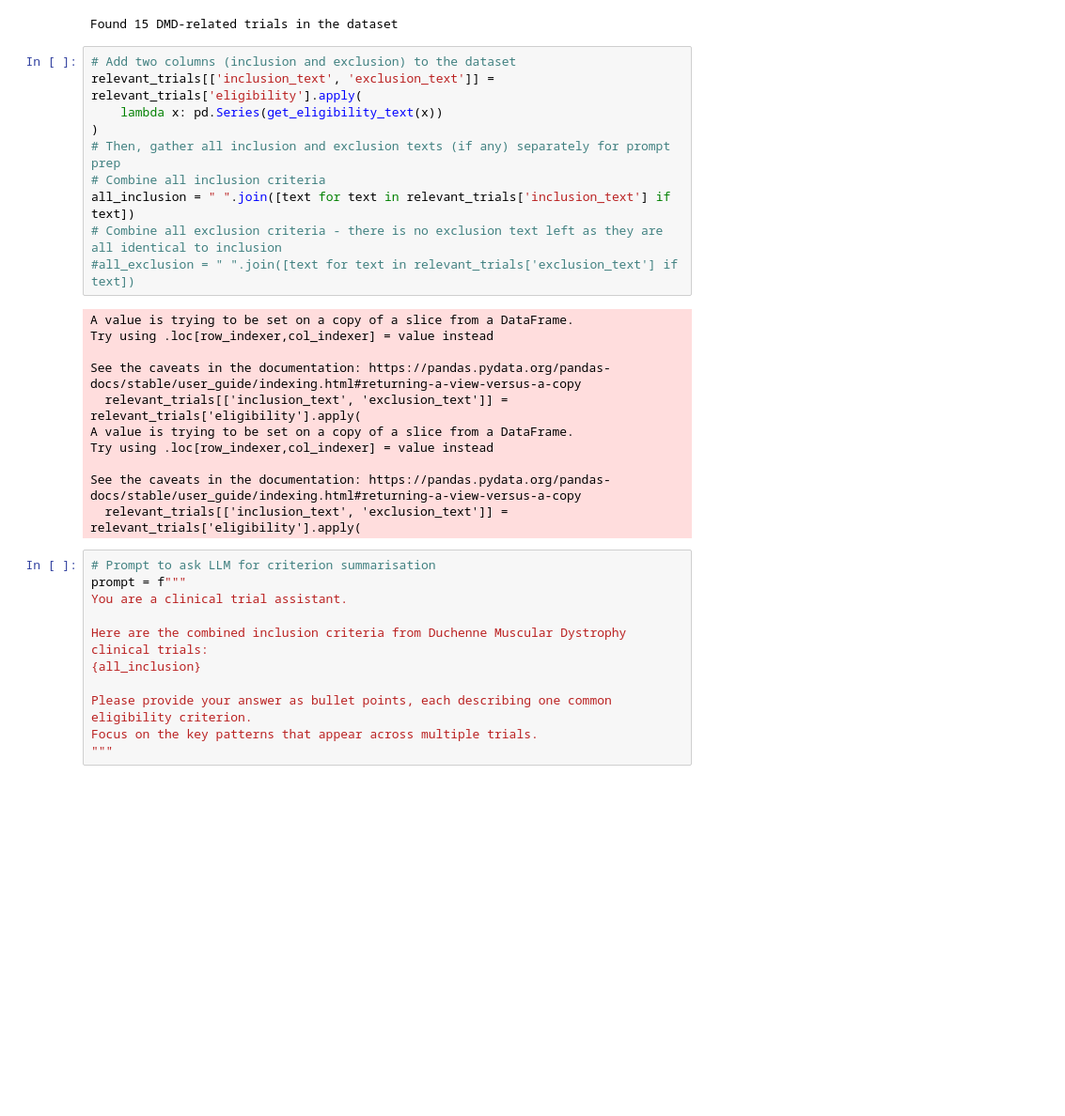
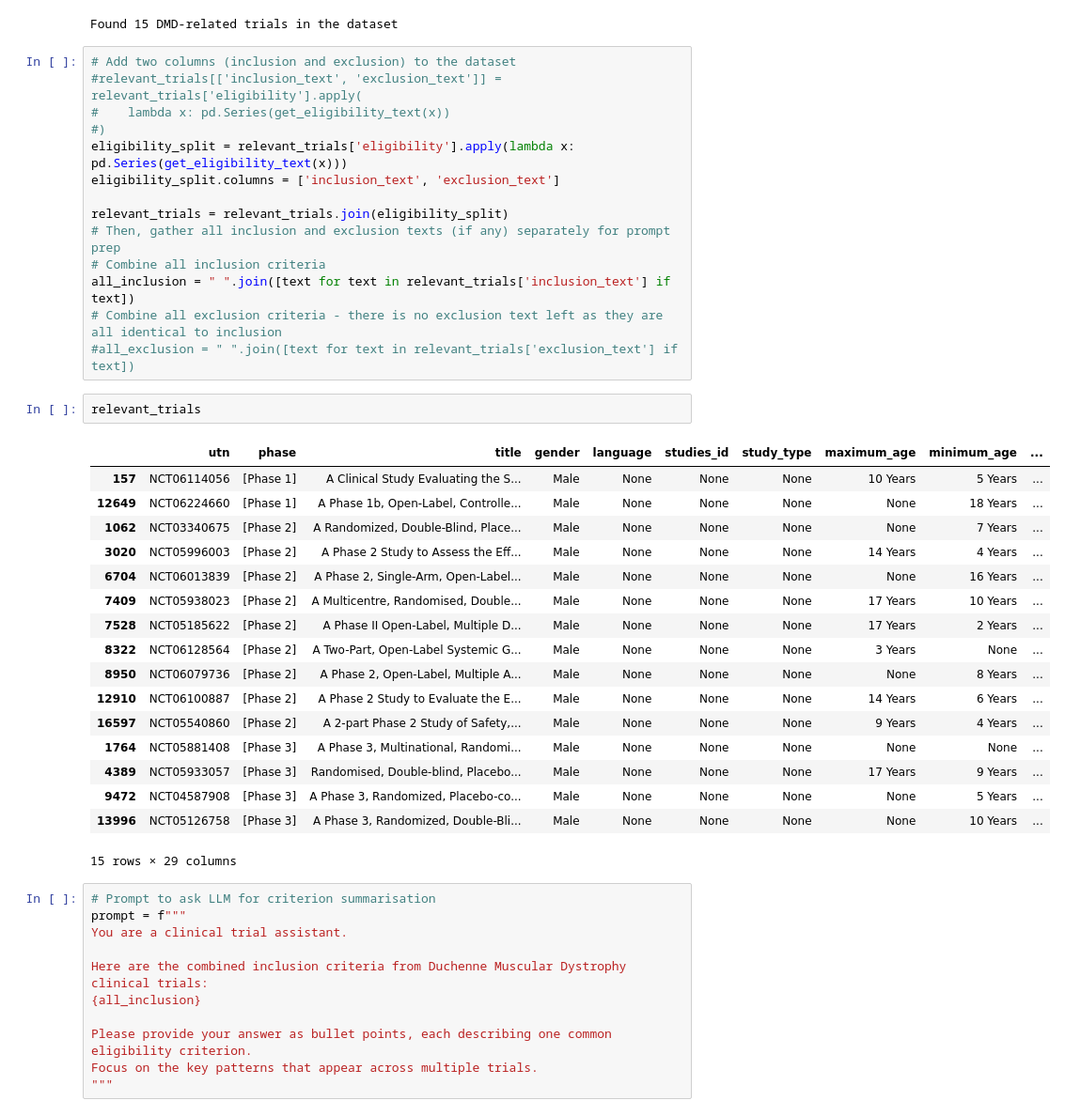
Before and after one commit to Rong-Ding/case_study_mT, a Jupyter notebook: notebooks/TrialSearch_prototype.ipynb, the cells around one changed output. Shown: that part at 94% size. Drawn from its saved outputs; the diff is of its cells as text; blank space fills up the shorter version.

```diff
--- a/notebooks/TrialSearch_prototype.ipynb
+++ b/notebooks/TrialSearch_prototype.ipynb
@@ -55,25 +55,38 @@ print(f"Found {len(relevant_trials)} DMD-related trials in the dataset")
 Found 15 DMD-related trials in the dataset
 # %%
 # Add two columns (inclusion and exclusion) to the dataset
-relevant_trials[['inclusion_text', 'exclusion_text']] = relevant_trials['eligibility'].apply(
-    lambda x: pd.Series(get_eligibility_text(x))
-)
+#relevant_trials[['inclusion_text', 'exclusion_text']] = relevant_trials['eligibility'].apply(
+#    lambda x: pd.Series(get_eligibility_text(x))
+#)
+eligibility_split = relevant_trials['eligibility'].apply(lambda x: pd.Series(get_eligibility_text(x)))
+eligibility_split.columns = ['inclusion_text', 'exclusion_text']
+
+relevant_trials = relevant_trials.join(eligibility_split)
 # Then, gather all inclusion and exclusion texts (if any) separately for prompt prep
 # Combine all inclusion criteria
 all_inclusion = " ".join([text for text in relevant_trials['inclusion_text'] if text])
 # Combine all exclusion criteria - there is no exclusion text left as they are all identical to inclusion
 #all_exclusion = " ".join([text for text in relevant_trials['exclusion_text'] if text])
-# %% [output]
-A value is trying to be set on a copy of a slice from a DataFrame.
-Try using .loc[row_indexer,col_indexer] = value instead
-
-See the caveats in the documentation: https://pandas.pydata.org/pandas-docs/stable/user_guide/indexing.html#returning-a-view-versus-a-copy
-  relevant_trials[['inclusion_text', 'exclusion_text']] = relevant_trials['eligibility'].apply(
-A value is trying to be set on a copy of a slice from a DataFrame.
-Try using .loc[row_indexer,col_indexer] = value instead
-
-See the caveats in the documentation: https://pandas.pydata.org/pandas-docs/stable/user_guide/indexing.html#returning-a-view-versus-a-copy
-  relevant_trials[['inclusion_text', 'exclusion_text']] = relevant_trials['eligibility'].apply(
+# %%
+relevant_trials
+# %% [output]
+|  | utn | phase | title | gender | language | studies_id | study_type | maximum_age | minimum_age | ... |
+| 157 | NCT06114056 | [Phase 1] | A Clinical Study Evaluating the S... | Male | None | None | None | 10 Years | 5 Years | ... |
+| 12649 | NCT06224660 | [Phase 1] | A Phase 1b, Open-Label, Controlle... | Male | None | None | None | None | 18 Years | ... |
+| 1062 | NCT03340675 | [Phase 2] | A Randomized, Double-Blind, Place... | Male | None | None | None | None | 7 Years | ... |
+| 3020 | NCT05996003 | [Phase 2] | A Phase 2 Study to Assess the Eff... | Male | None | None | None | 14 Years | 4 Years | ... |
+| 6704 | NCT06013839 | [Phase 2] | A Phase 2, Single-Arm, Open-Label... | Male | None | None | None | None | 16 Years | ... |
+| 7409 | NCT05938023 | [Phase 2] | A Multicentre, Randomised, Double... | Male | None | None | None | 17 Years | 10 Years | ... |
+| 7528 | NCT05185622 | [Phase 2] | A Phase II Open-Label, Multiple D... | Male | None | None | None | 17 Years | 2 Years | ... |
+| 8322 | NCT06128564 | [Phase 2] | A Two-Part, Open-Label Systemic G... | Male | None | None | None | 3 Years | None | ... |
+| 8950 | NCT06079736 | [Phase 2] | A Phase 2, Open-Label, Multiple A... | Male | None | None | None | None | 8 Years | ... |
+| 12910 | NCT06100887 | [Phase 2] | A Phase 2 Study to Evaluate the E... | Male | None | None | None | 14 Years | 6 Years | ... |
+| 16597 | NCT05540860 | [Phase 2] | A 2-part Phase 2 Study of Safety,... | Male | None | None | None | 9 Years | 4 Years | ... |
+| 1764 | NCT05881408 | [Phase 3] | A Phase 3, Multinational, Randomi... | Male | None | None | None | None | None | ... |
+| 4389 | NCT05933057 | [Phase 3] | Randomised, Double-blind, Placebo... | Male | None | None | None | 17 Years | 9 Years | ... |
+| 9472 | NCT04587908 | [Phase 3] | A Phase 3, Randomized, Placebo-co... | Male | None | None | None | None | 5 Years | ... |
+| 13996 | NCT05126758 | [Phase 3] | A Phase 3, Randomized, Double-Bli... | Male | None | None | None | None | 10 Years | ... |
+15 rows × 29 columns
 # %%
 # Prompt to ask LLM for criterion summarisation
 prompt = f"""
```
Also changed, not shown: parts of 2 cells of this notebook, 4 other files.
